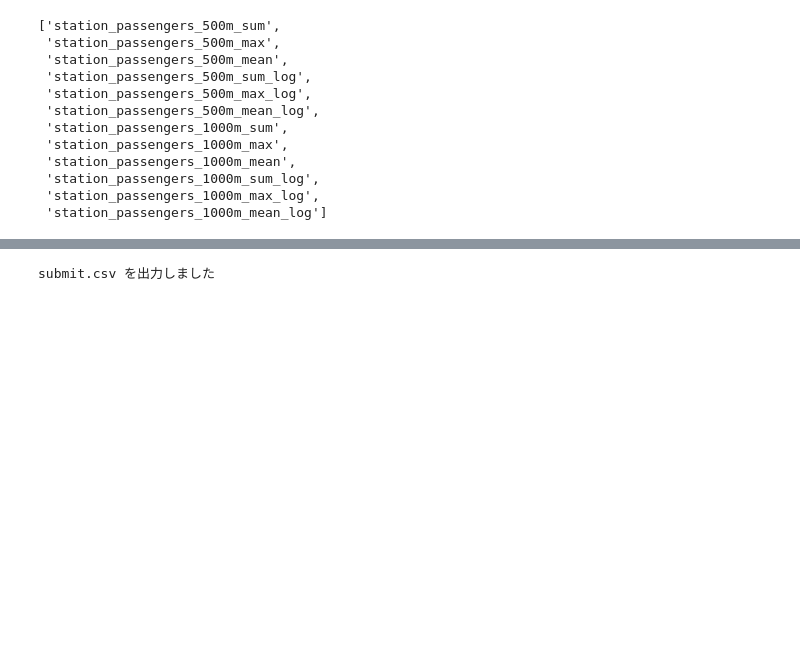
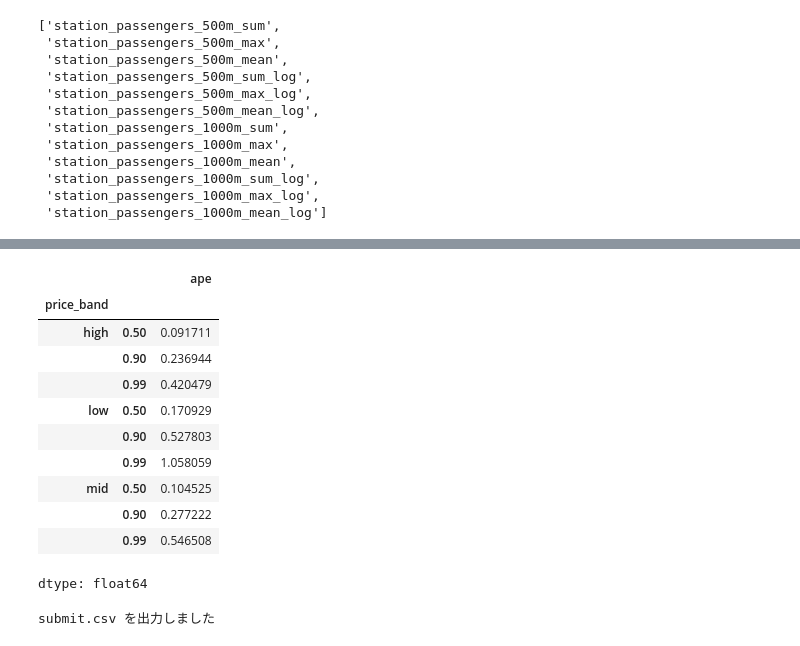
Before and after one commit to dondonrocket/kokudo, a Jupyter notebook: hasegawa.ipynb, the cells around one changed output, grey strips where cells are left out. Saved outputs shown, nothing was run; the diff lists cells and outputs as text; code cells hidden in the pictures; blank space fills up the shorter version.

```diff
--- a/hasegawa.ipynb
+++ b/hasegawa.ipynb
@@ -274,0 +314,20 @@ test  dtype: object
+# %%
+# =========================
+# 12.price_band 別 LightGBM 学習
+# =========================
+params = dict(
+    n_estimators=2000,
+    learning_rate=0.03,
+    num_leaves=64,
+    subsample=0.8,
+    colsample_bytree=0.8,
+    random_state=42
+)
+
+model_low  = lgb.LGBMRegressor(**params)
+model_mid  = lgb.LGBMRegressor(**params)
+model_high = lgb.LGBMRegressor(**params)
+
+model_low.fit(X_low, y_low)
+model_mid.fit(X_mid, y_mid)
+model_high.fit(X_high, y_high)
@@ -274,0 +355,9 @@ test  dtype: object
+# %%
+# =========================
+# 13.仮予測用（全体モデル）
+# =========================
+X_all = train[features]
+y_all = np.log1p(train["money_room"])
+
+model_all = lgb.LGBMRegressor(**params)
+model_all.fit(X_all, y_all)
@@ -274,0 +396,4 @@ test  dtype: object
+# %%
+# 学習後（分析用・提出には使わない）
+train["y_pred"] = np.expm1(model_all.predict(train[features]))
+train["ape"] = np.abs(train["money_room"] - train["y_pred"]) / train["money_room"]
@@ -275,2 +407,19 @@ test  dtype: object
+# %%
+train.groupby("price_band")["ape"].quantile(
+    [0.5, 0.9, 0.99]
+)
+# %% [output]
+|  |  | ape |
+| price_band |  |  |
+| high | 0.50 | 0.091711 |
+|  | 0.90 | 0.236944 |
+|  | 0.99 | 0.420479 |
+| low | 0.50 | 0.170929 |
+|  | 0.90 | 0.527803 |
+|  | 0.99 | 1.058059 |
+| mid | 0.50 | 0.104525 |
+|  | 0.90 | 0.277222 |
+|  | 0.99 | 0.546508 |
+dtype: float64
 # %%
 # =========================
```
Also changed, not shown: parts of 15 cells of this notebook.
